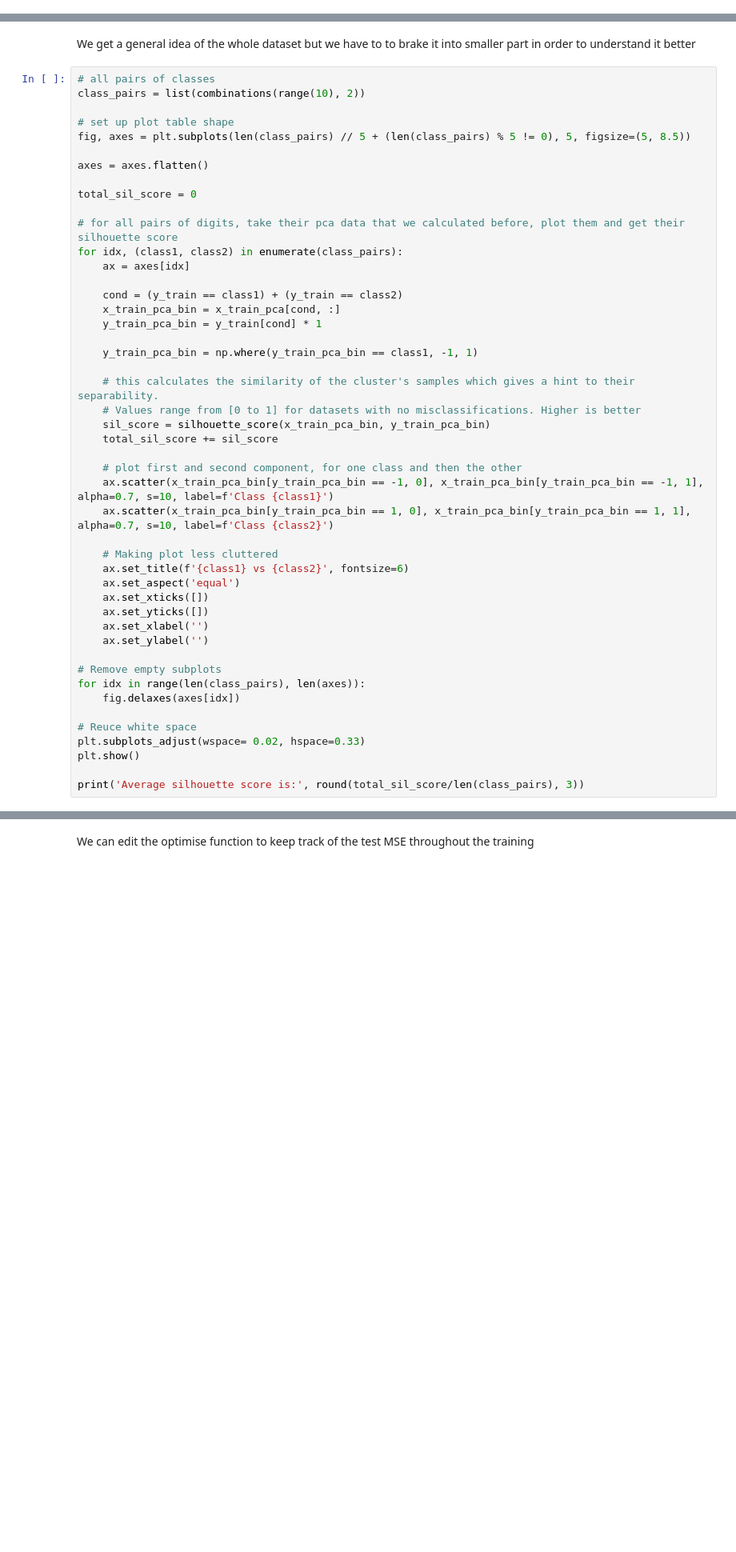
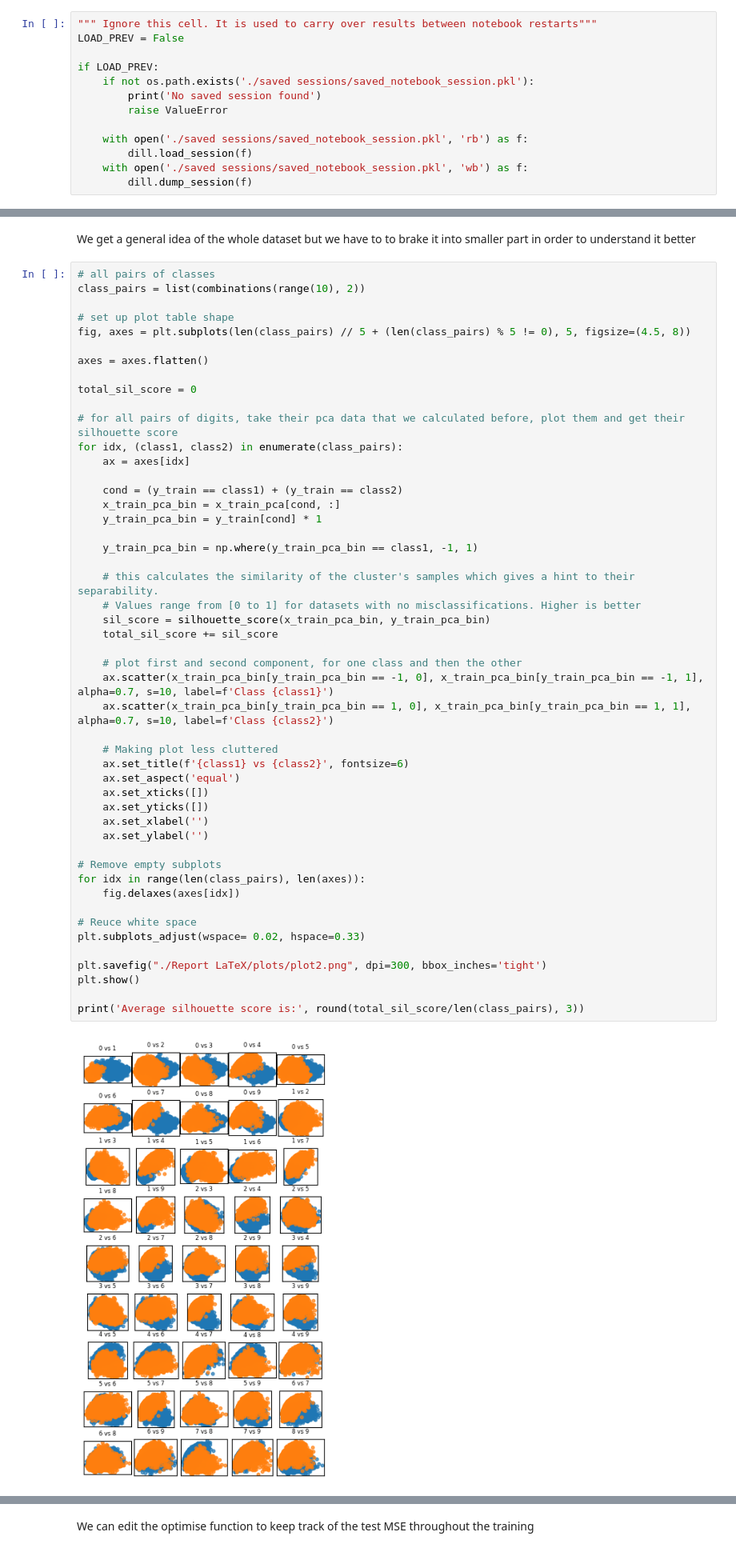
Before and after one commit to Manouil/ffoml, a Jupyter notebook: ga2_2.ipynb, the cells around one changed output, grey strips where cells are left out. Shown at 80% size. Saved outputs shown, nothing was run; the diff lists cells and outputs as text; blank space fills up the shorter version.

Commit message:
started 4. upgraded report

```diff
--- a/ga2_2.ipynb
+++ b/ga2_2.ipynb
@@ -16,3 +20,16 @@ from collections import Counter
+# %%
+""" Ignore this cell. It is used to carry over results between notebook restarts"""
+LOAD_PREV = False
+
+if LOAD_PREV:
+    if not os.path.exists('./saved sessions/saved_notebook_session.pkl'):
+        print('No saved session found')
+        raise ValueError
+
+    with open('./saved sessions/saved_notebook_session.pkl', 'rb') as f:
+        dill.load_session(f)
+    with open('./saved sessions/saved_notebook_session.pkl', 'wb') as f:
+        dill.dump_session(f)
 # %% [markdown]
 We load the dataset, normalise it to [-1, 1] and flatten it
 # %%
@@ -57,7 +79,7 @@ We get a general idea of the whole dataset but we have to to brake it into small
 class_pairs = list(combinations(range(10), 2))
 
 # set up plot table shape
-fig, axes = plt.subplots(len(class_pairs) // 5 + (len(class_pairs) % 5 != 0), 5, figsize=(5, 8.5))
+fig, axes = plt.subplots(len(class_pairs) // 5 + (len(class_pairs) % 5 != 0), 5, figsize=(4.5, 8))
 
 axes = axes.flatten()
 
@@ -72,30 +94,34 @@ for idx, (class1, class2) in enumerate(class_pairs):
     y_train_pca_bin = y_train[cond] * 1
 
     y_train_pca_bin = np.where(y_train_pca_bin == class1, -1, 1)
 
     # this calculates the similarity of the cluster's samples which gives a hint to their separability.
     # Values range from [0 to 1] for datasets with no misclassifications. Higher is better
     sil_score = silhouette_score(x_train_pca_bin, y_train_pca_bin)
     total_sil_score += sil_score
 
     # plot first and second component, for one class and then the other
     ax.scatter(x_train_pca_bin[y_train_pca_bin == -1, 0], x_train_pca_bin[y_train_pca_bin == -1, 1], alpha=0.7, s=10, label=f'Class {class1}')
     ax.scatter(x_train_pca_bin[y_train_pca_bin == 1, 0], x_train_pca_bin[y_train_pca_bin == 1, 1], alpha=0.7, s=10, label=f'Class {class2}')
 
     # Making plot less cluttered
     ax.set_title(f'{class1} vs {class2}', fontsize=6)
     ax.set_aspect('equal')
     ax.set_xticks([])
     ax.set_yticks([])
     ax.set_xlabel('')
     ax.set_ylabel('')
 
 # Remove empty subplots
 for idx in range(len(class_pairs), len(axes)):
     fig.delaxes(axes[idx])
 
 # Reuce white space
 plt.subplots_adjust(wspace= 0.02, hspace=0.33)
+
+plt.savefig("./Report LaTeX/plots/plot2.png", dpi=300, bbox_inches='tight')
 plt.show()
 
 print('Average silhouette score is:', round(total_sil_score/len(class_pairs), 3))
+# %% [output]
+[figure, added]
```
Also changed, not shown: parts of 44 cells of this notebook, 36 other files.
